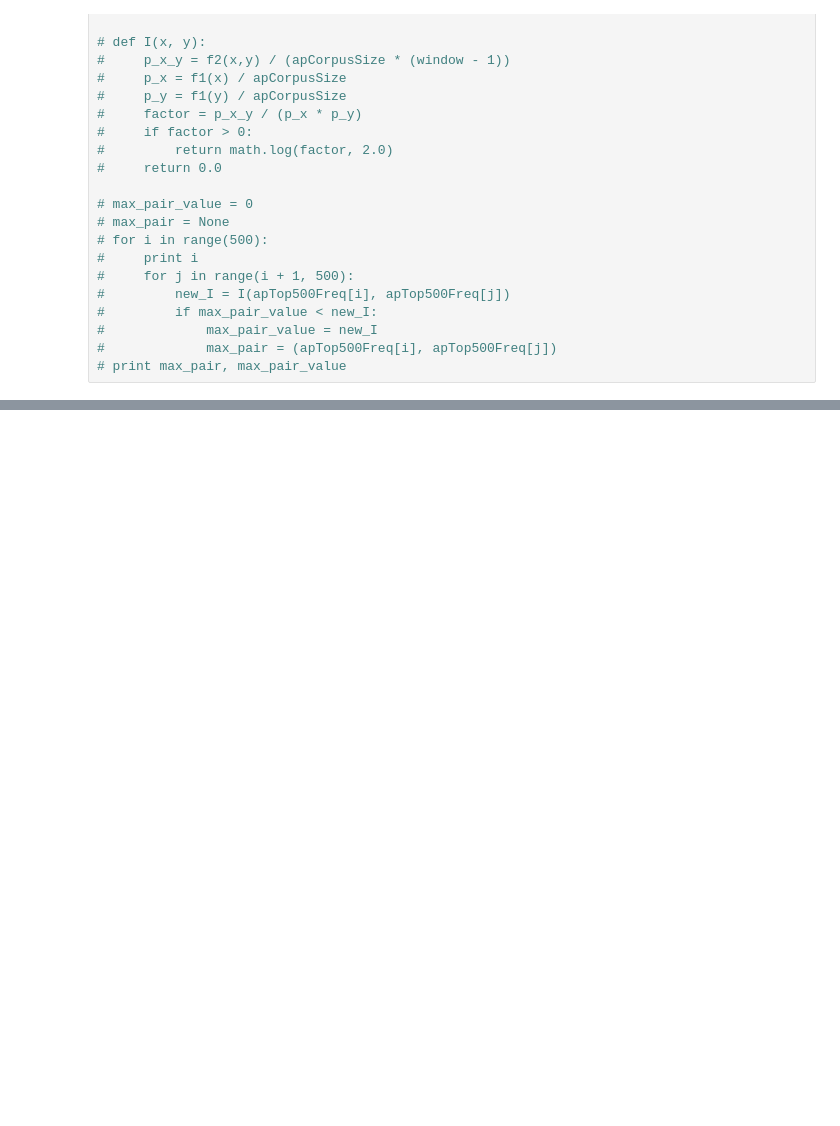
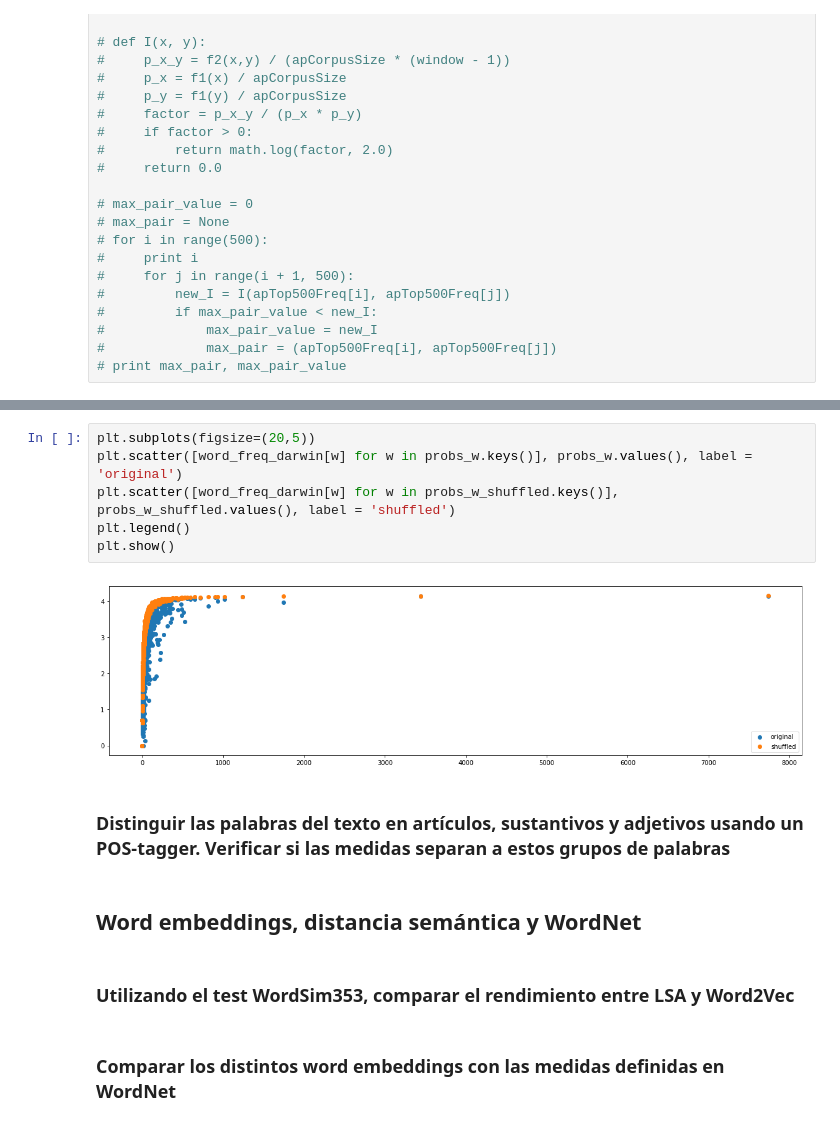
Before and after one commit to santiago-mb/data-science, a Jupyter notebook: wip/tp6/tp6.ipynb, the cells around one changed output, grey strips where cells are left out. Saved outputs shown, nothing was run; the diff lists cells and outputs as text; blank space fills up the shorter version.

```diff
--- a/wip/tp6/tp6.ipynb
+++ b/wip/tp6/tp6.ipynb
@@ -159,0 +270,16 @@ print(maximum, sum_scores[maximum])
+# %%
+plt.subplots(figsize=(20,5))
+plt.scatter([word_freq_darwin[w] for w in probs_w.keys()], probs_w.values(), label = 'original')
+plt.scatter([word_freq_darwin[w] for w in probs_w_shuffled.keys()], probs_w_shuffled.values(), label = 'shuffled')
+plt.legend()
+plt.show()
+# %% [output]
+[figure, added]
+# %% [markdown]
+### Distinguir las palabras del texto en artículos, sustantivos y adjetivos usando un POS-tagger. Verificar si las medidas separan a estos grupos de palabras
+# %% [markdown]
+## Word embeddings, distancia semántica y WordNet
+# %% [markdown]
+### Utilizando el test WordSim353, comparar el rendimiento entre LSA y Word2Vec
+# %% [markdown]
+### Comparar los distintos word embeddings con las medidas definidas en WordNet
```
Also changed, not shown: parts of 19 cells of this notebook, 1 other file.
